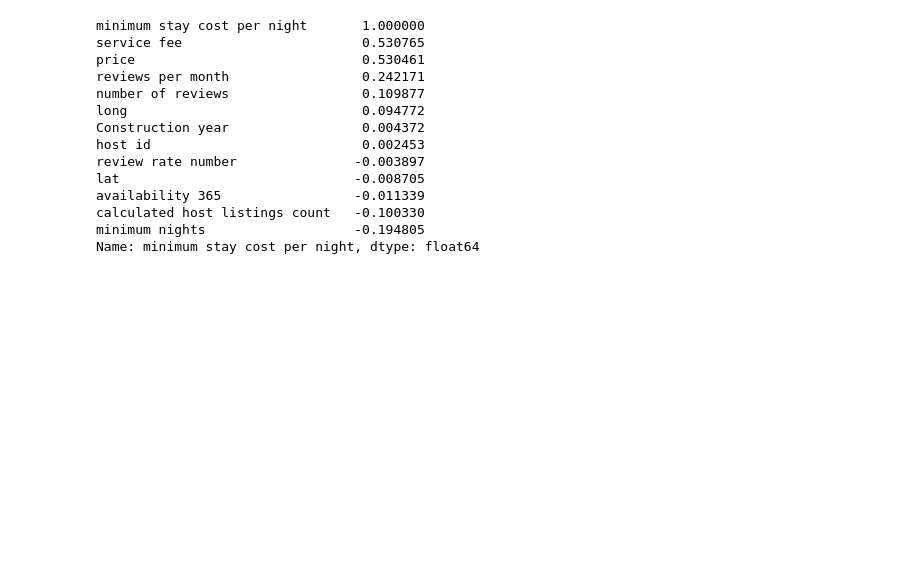
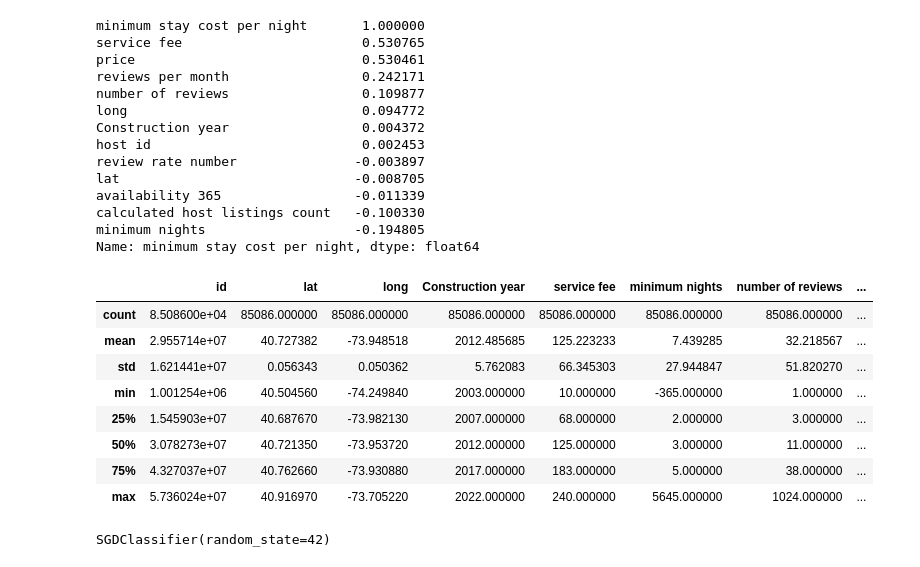
Before and after one commit to harrisuddin/F20DL, a Jupyter notebook: F20DL.ipynb, the cells around one changed output. Saved outputs shown, nothing was run; the diff lists cells and outputs as text; code cells hidden in the pictures; blank space fills up the shorter version.

```diff
--- a/F20DL.ipynb
+++ b/F20DL.ipynb
@@ -255,4 +247,22 @@ Name: minimum stay cost per night, dtype: float64
 # %%
 #Q10 Plot the scatter plot of the rooms_per_household against median_house_value
 #Q11 Now use the housing describe method to view the statistical summary of the dataset
+# %%
+# y = bnb_data["price"]
+# y = y.dropna(how='any',axis=0)
+X = bnb_data.drop(columns=["NAME", "host id", "host_identity_verified", "host name", "neighbourhood group", "neighbourhood", "country", "country code", "instant_bookable", "cancellation_policy", "room type", "last review", "house_rules", "license"])
+X = X.dropna(how='any',axis=0)
+y = X["price"]
+X = X.drop(columns=["price"])
+X.describe()
+# %% [output]
+|  | id | lat | long | Construction year | service fee | minimum nights | number of reviews | ... |
+| count | 8.508600e+04 | 85086.000000 | 85086.000000 | 85086.000000 | 85086.000000 | 85086.000000 | 85086.000000 | ... |
+| mean | 2.955714e+07 | 40.727382 | -73.948518 | 2012.485685 | 125.223233 | 7.439285 | 32.218567 | ... |
+| std | 1.621441e+07 | 0.056343 | 0.050362 | 5.762083 | 66.345303 | 27.944847 | 51.820270 | ... |
+| min | 1.001254e+06 | 40.504560 | -74.249840 | 2003.000000 | 10.000000 | -365.000000 | 1.000000 | ... |
+| 25% | 1.545903e+07 | 40.687670 | -73.982130 | 2007.000000 | 68.000000 | 2.000000 | 3.000000 | ... |
+| 50% | 3.078273e+07 | 40.721350 | -73.953720 | 2012.000000 | 125.000000 | 3.000000 | 11.000000 | ... |
+| 75% | 4.327037e+07 | 40.762660 | -73.930880 | 2017.000000 | 183.000000 | 5.000000 | 38.000000 | ... |
+| max | 5.736024e+07 | 40.916970 | -73.705220 | 2022.000000 | 240.000000 | 5645.000000 | 1024.000000 | ... |
 # %%
@@ -259,0 +273,7 @@ X_train, X_test, y_train, y_test = X[:60000], X[60000:], y[:60000], y[60000:]
+# %%
+from sklearn.linear_model import SGDClassifier
+
+sgd_clf = SGDClassifier(max_iter=1000, tol=1e-3, random_state=42)
+sgd_clf.fit(X_train, y_train_above_mean)
+# %% [output]
+SGDClassifier(random_state=42)
```
Also changed, not shown: parts of 53 cells of this notebook.
